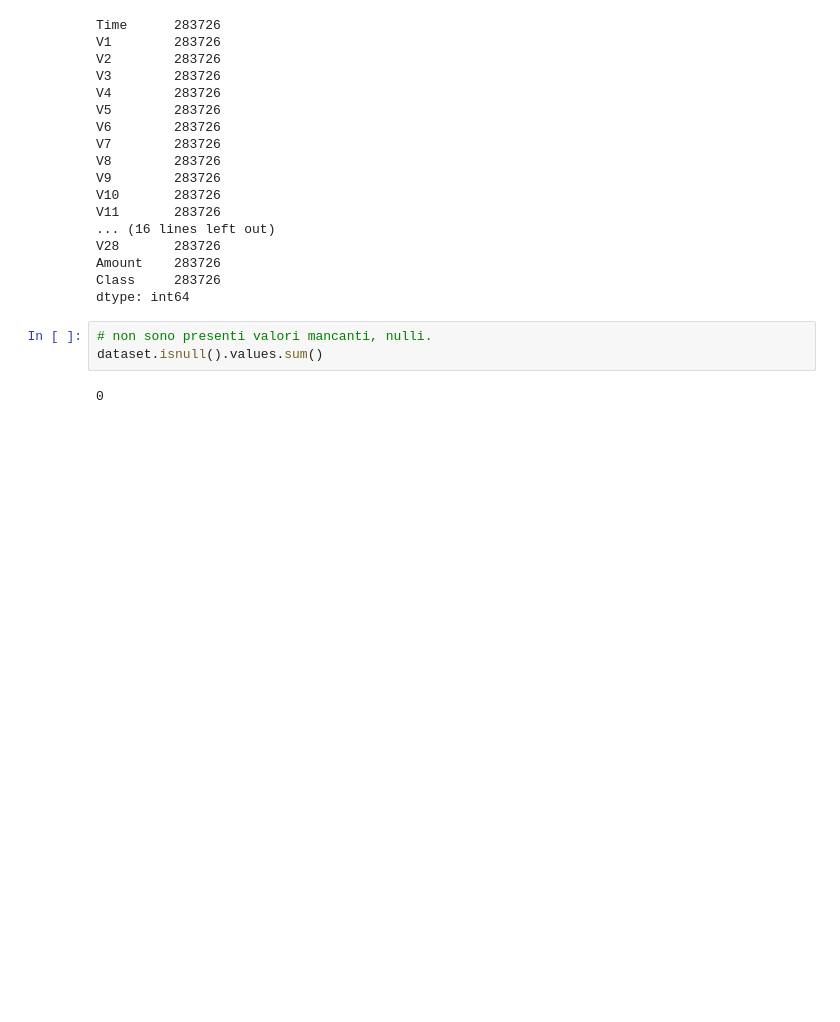
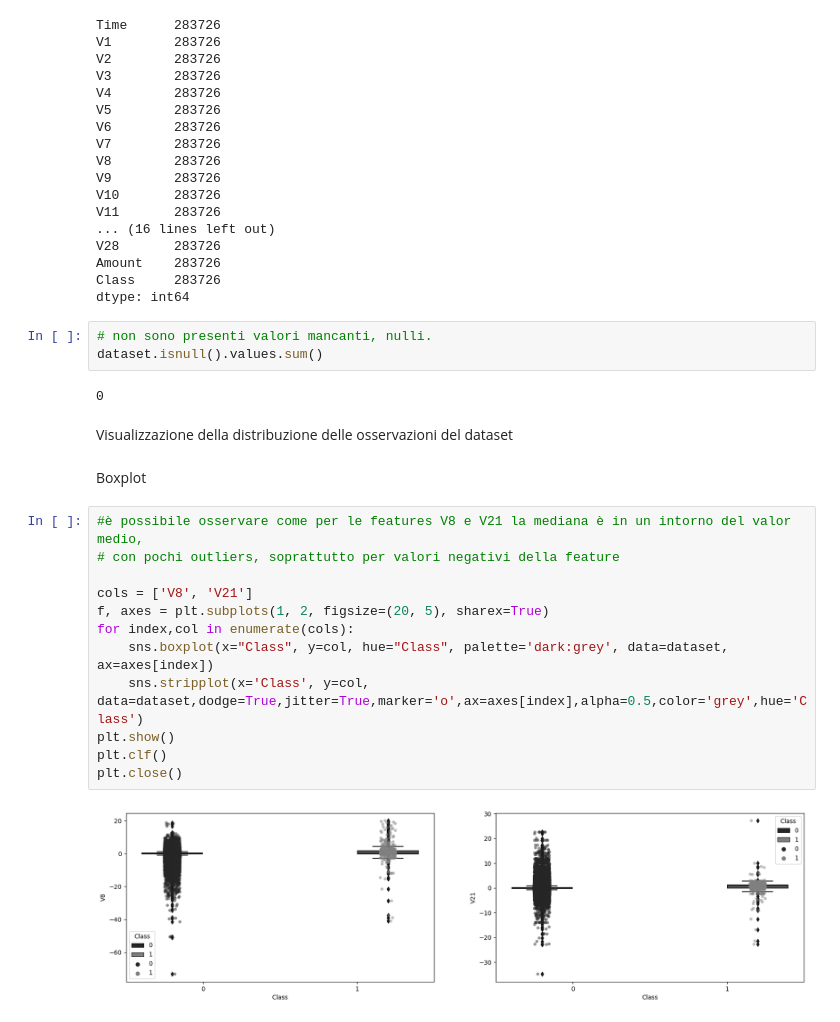
Before and after one commit to FrankDena/ProgettoML, a Jupyter notebook: progetto.ipynb, the cells around one changed output. Drawn from its saved outputs; the diff is of its cells as text; blank space fills up the shorter version.

```diff
--- a/progetto.ipynb
+++ b/progetto.ipynb
@@ -98,3 +111,21 @@ dtype: int64
 dataset.isnull().values.sum()
 # %% [output]
 0
+# %% [markdown]
+Visualizzazione della distribuzione delle osservazioni del dataset
+# %% [markdown]
+Boxplot
+# %%
+#è possibile osservare come per le features V8 e V21 la mediana è in un intorno del valor medio,
+# con pochi outliers, soprattutto per valori negativi della feature
+
+cols = ['V8', 'V21']
+f, axes = plt.subplots(1, 2, figsize=(20, 5), sharex=True)
+for index,col in enumerate(cols):
+    sns.boxplot(x="Class", y=col, hue="Class", palette='dark:grey', data=dataset, ax=axes[index])
+    sns.stripplot(x='Class', y=col,  data=dataset,dodge=True,jitter=True,marker='o',ax=axes[index],alpha=0.5,color='grey',hue='Class')
+plt.show()
+plt.clf()
+plt.close()
+# %% [output]
+[figure, added]
```
Also changed, not shown: parts of 10 cells of this notebook.
